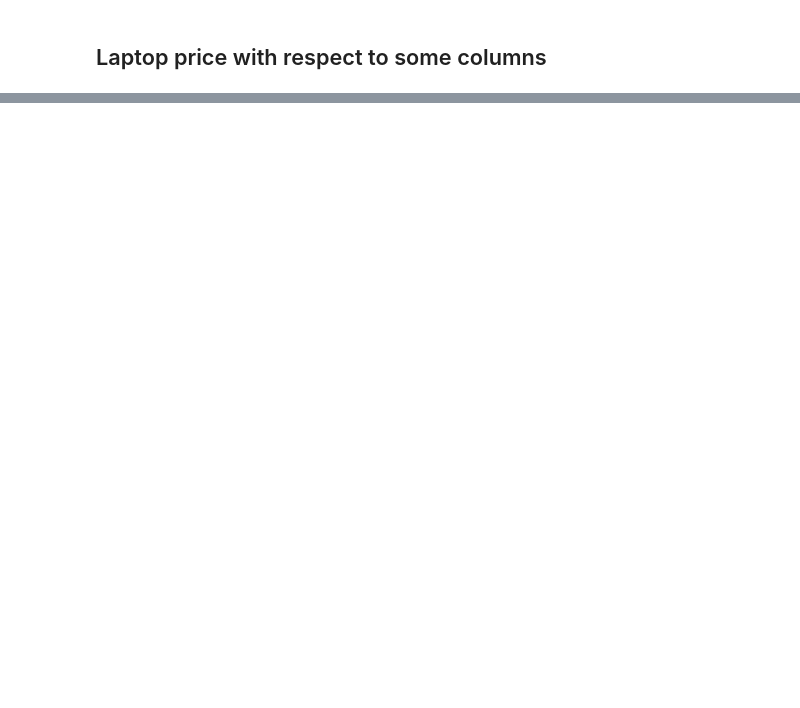
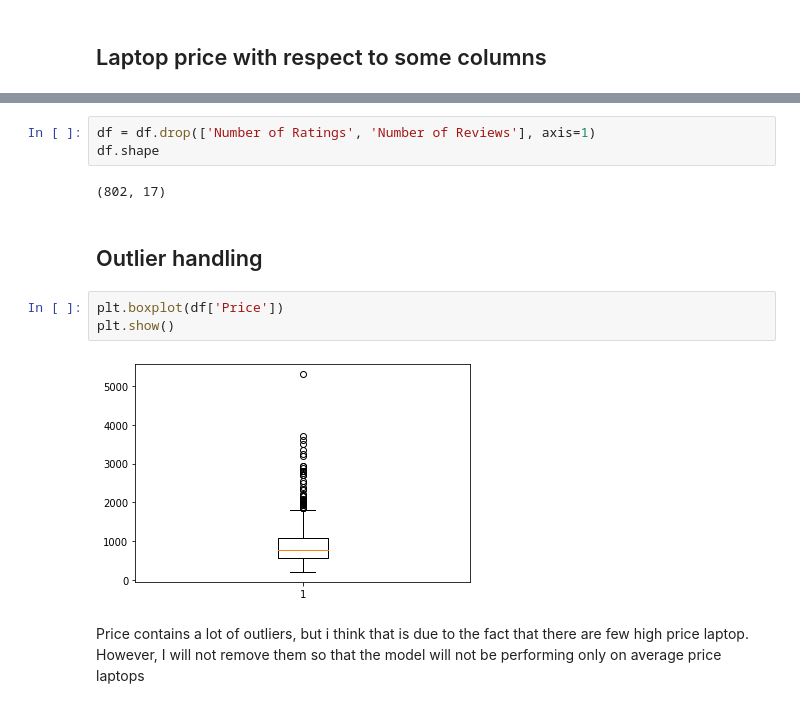
Before and after one commit to AyoubMDL/end_to_end_laptop_pricing, a Jupyter notebook: notebook/laptop_eda.ipynb, the cells around one changed output, grey strips where cells are left out. Saved outputs shown, nothing was run; the diff lists cells and outputs as text; blank space fills up the shorter version.

Commit message:
finish model training and hyperparameter tuning

```diff
--- a/notebook/laptop_eda.ipynb
+++ b/notebook/laptop_eda.ipynb
@@ -175,0 +259,14 @@ plt.show()
+# %%
+df = df.drop(['Number of Ratings', 'Number of Reviews'], axis=1)
+df.shape
+# %% [output]
+(802, 17)
+# %% [markdown]
+## Outlier handling
+# %%
+plt.boxplot(df['Price'])
+plt.show()
+# %% [output]
+[figure, added]
+# %% [markdown]
+Price contains a lot of outliers, but i think that is due to the fact that there are few high price laptop. However, I will not remove them so that the model will not be performing only on average price laptops
```
Also changed, not shown: parts of 18 cells of this notebook, 12 other files.
